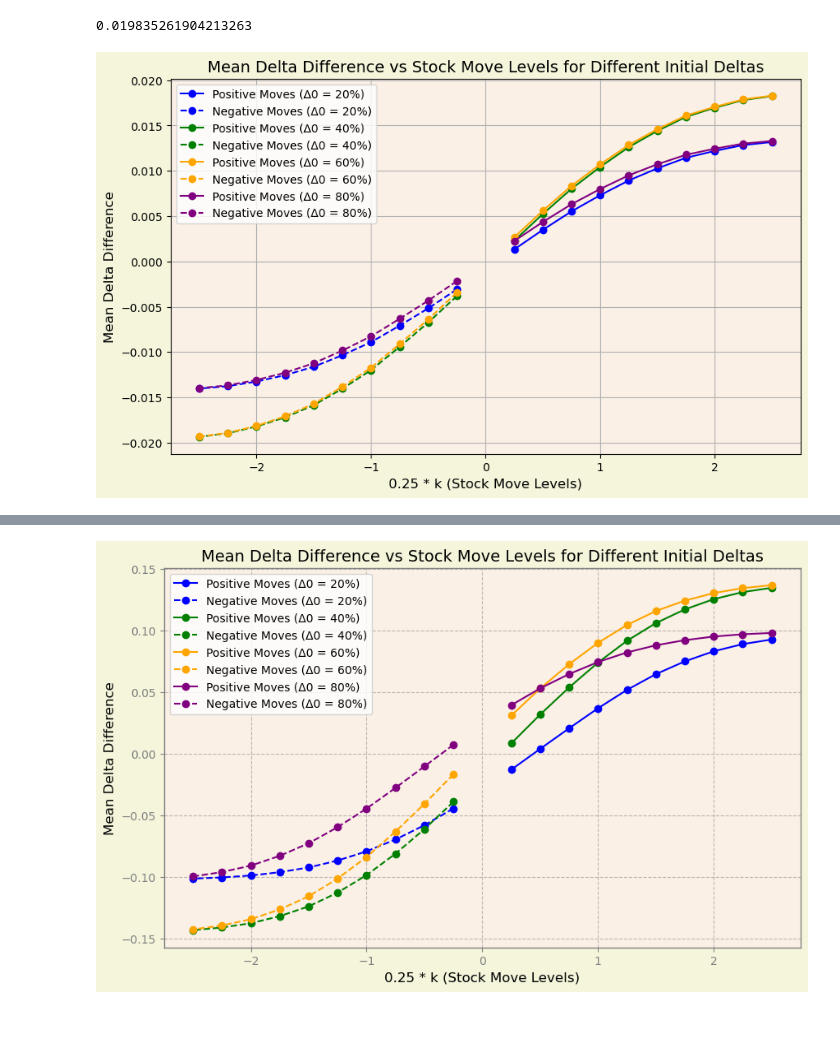
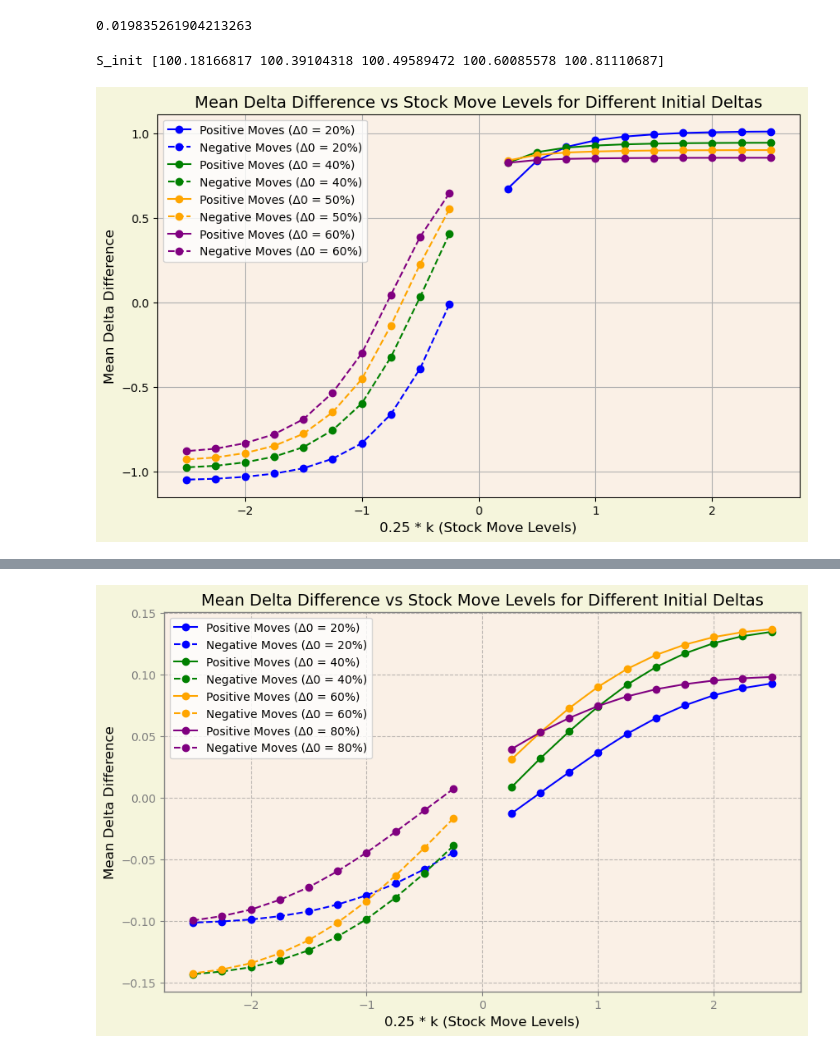
Before and after one commit to BarSillo/pf-my, a Jupyter notebook: notebu-rd2/ddelta-exploration.ipynb, the cells around one changed output, grey strips where cells are left out. Cells and saved outputs as stored; diff of their text form; code cells hidden in the pictures; blank space fills up the shorter version.

```diff
--- a/notebu-rd2/ddelta-exploration.ipynb
+++ b/notebu-rd2/ddelta-exploration.ipynb
@@ -171,7 +171,7 @@ S0 = 100
 K = 100
 r = 0.05
 sigma = 0.158
-T = 1  # 1 year to maturity
+T = 1.1 /252  # 1 year to maturity
 delta_t = 1 / 252  # 1-day time step
 N_MC = 10_000  # Number of Monte Carlo simulations
 np.random.seed(42)
@@ -183,8 +183,21 @@ def opt_delta(S, K, r, sigma, T):
     d1 = (np.log(S / K) + (r + 0.5 * sigma**2) * T) / (sigma * np.sqrt(T))
     return norm.cdf(d1)
 
+def get_d1(S, K, r, sigma, T):
+    return (np.log(S / K) + (r + 0.5 * sigma**2) * T) / (sigma * np.sqrt(T))
+
+def get_init_S(d1):
+    return K * np.exp(np.array(d1) * sigma * np.sqrt(T) - (r + 0.5 * sigma**2) * T)
+
+def get_opt_gamma(S, K, r, sigma, T):
+    d1 = get_d1(S, K, r, sigma, T)
+    return norm.pdf(d1) / (S *sigma * np.sqrt(T))
+
 # Initial deltas to evaluate
-initial_deltas = [0.2, 0.4, 0.6, 0.8]
+initial_deltas = [0.2, 0.4, 0.5, 0.6, 0.8]
+S_init = get_init_S(initial_deltas)
+print(f"S_init {S_init}")
+
 colors = ['b', 'g', 'orange', 'purple']  # Colors for different lines
 delta_diffs_results = []  # Store results for each initial delta
 
@@ -192,14 +205,15 @@ delta_diffs_results = []  # Store results for each initial delta
 for initial_delta, color in zip(initial_deltas, colors):
     # Find the initial stock price corresponding to the target delta
     d1_value = norm.ppf(initial_delta)
-    initial_S = K * np.exp(d1_value * sigma * np.sqrt(T) - (r + 0.5 * sigma**2) * T)
+    initial_S = get_init_S(initial_delta)
+    initial_G = get_opt_gamma(initial_S, K, r, sigma, T)
 
     # Simulate correct stock price moves from initial S
     S1 = initial_S * np.exp((r - 0.5 * sigma**2) * delta_t + sigma * np.sqrt(delta_t) * RN)
-    D0 = opt_delta(initial_S, K, r, sigma, 252 / 252)  # Initial delta
+    D0 = opt_delta(initial_S, K, r, sigma, T)  # Initial delta
 
     # Recalculate D1
-    D1 = opt_delta(S1, K, r, sigma, 251 / 252)
+    D1 = opt_delta(S1, K, r, sigma, T - delta_t)
 
     # Initialize arrays to store positive and negative delta differences
     delta_diffs_positive = []
@@ -212,37 +226,38 @@ for initial_delta, color in zip(initial_deltas, colors):
 
         # Positive moves
         mask_positive = (S1 > initial_S) & (S1 <= positive_threshold)
-        delta_diff_pos_k = np.nanmean(np.where(mask_positive, D1, np.NaN) - D0)
+        delta_diff_pos_k = np.nanmean(np.where(mask_positive, D1, np.NaN) - D0) / initial_G
         delta_diffs_positive.append(delta_diff_pos_k)
 
         # Negative moves
         mask_negative = (S1 < initial_S) & (S1 >= negative_threshold)
-        delta_diff_neg_k = np.nanmean(np.where(mask_negative, D1, np.NaN) - D0)
+        delta_diff_neg_k = np.nanmean(np.where(mask_negative, D1, np.NaN) - D0) / initial_G
         delta_diffs_negative.append(delta_diff_neg_k)
 
     # Store results for plotting
     delta_diffs_results.append((delta_diffs_positive, delta_diffs_negative, initial_delta, color))
 
 # Plotting
 fig, ax = plt.subplots(figsize=(10, 6))
 fig.patch.set_facecolor('#F5F5DC')  # Light beige background
 ax.set_facecolor('#FAF0E6')  # Lighter beige for the plot area
 
 # Plot for each initial delta level
 for pos_diffs, neg_diffs, initial_delta, color in delta_diffs_results:
     ax.plot(0.25 * np.arange(1, 11), pos_diffs, marker='o', linestyle='-', color=color, label=f'Positive Moves (Δ0 = {int(initial_delta*100)}%)')
     ax.plot(-0.25 * np.arange(1, 11), neg_diffs, marker='o', linestyle='--', color=color, label=f'Negative Moves (Δ0 = {int(initial_delta*100)}%)')
 
 # Labeling the plot
 ax.set_xlabel('0.25 * k (Stock Move Levels)', fontsize=12)
 ax.set_ylabel('Mean Delta Difference', fontsize=12)
 ax.set_title('Mean Delta Difference vs Stock Move Levels for Different Initial Deltas', fontsize=14)
 
 # Customizing the grid and legend
 ax.grid(True)
 ax.legend(fontsize=10)
 
 # Display the plot
 plt.show()
 # %% [output]
+S_init [100.18166817 100.39104318 100.49589472 100.60085578 100.81110687]
-[figure, old version]
+[figure, new version]
```
Also changed, not shown: parts of 2 cells of this notebook.
